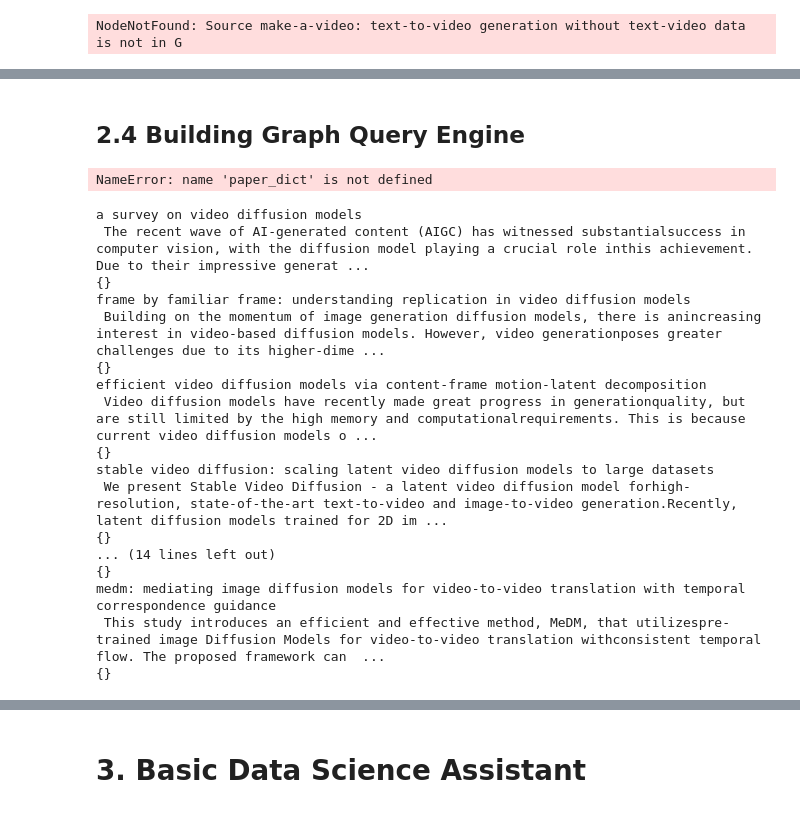
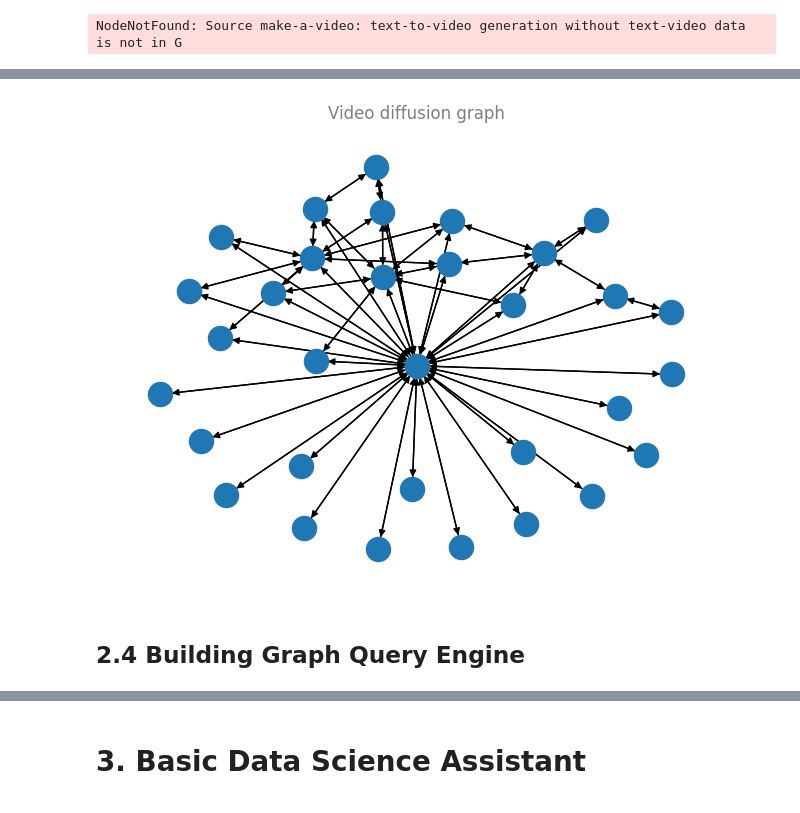
Before and after one commit to BachNgoH/AIO_Research_Assistant, a Jupyter notebook: notebooks/gemma_research_assistant.ipynb, the cells around one changed output, grey strips where cells are left out. Drawn from its saved outputs; the diff is of its cells as text; code cells hidden in the pictures.

Commit message:
Add graph visualization

```diff
--- a/notebooks/gemma_research_assistant.ipynb
+++ b/notebooks/gemma_research_assistant.ipynb
@@ -1025,0 +1000,8 @@ NodeNotFound: Source make-a-video: text-to-video generation without text-video d
+# %%
+results = paper_retriever.retrieve("Give me some paper about Video diffusion models")
+all_nodes = []
+for r in results:
+    title = r.text.split("\n")[0]
+    nodes = find_nodes_by_keyword(G, title)
+    if len(nodes) > 0:
+        all_nodes += nodes
@@ -1026,2 +1021,33 @@ NodeNotFound: Source make-a-video: text-to-video generation without text-video d
+# %%
+from matplotlib import pyplot as plt
+# Generate ego graphs
+ego_graphs = [nx.ego_graph(G, node, radius=1) for node in nodes]
+
+# Combine all ego graphs into one graph
+combined_ego_graph = nx.compose_all(ego_graphs)
+
+# Draw the combined ego graph
+plt.figure(figsize=(8, 6))
+# Define positions using a layout
+pos = nx.spring_layout(combined_ego_graph)
+
+# Draw nodes
+nx.draw_networkx_nodes(combined_ego_graph, pos)
+
+# Draw edges
+nx.draw_networkx_edges(combined_ego_graph, pos)
+
+# Draw node labels with transparency
+labels = {node: node for node in combined_ego_graph.nodes()}
+alpha_value = 0.0  # Set transparency for labels
+nx.draw_networkx_labels(combined_ego_graph, pos, labels, font_size=12, font_color='black', alpha=alpha_value)
+
+# Optionally add a title with transparency
+plt.title("Video diffusion graph", alpha=0.5)  # Set transparency for title text
+
+plt.axis('off')  # Hide axes
+plt.show()
+# %% [output]
+[figure, added]
 # %% [markdown]
 ## **2.4 Building Graph Query Engine**
@@ -1032,31 +1053,0 @@ paper_retriever = index.as_retriever(
-# %%
-paper_dict['make-a-video: text-to-video generation without text-video data']
-# %% [output]
-NameError: name 'paper_dict' is not defined
-# %%
-results = paper_retriever.retrieve("Give me some paper about Video diffusion models")
-nodes = []
-for r in results:
-    title = r.text.split("/n")[0]
-    print(title)
-    node = find_nodes_by_keyword(G, title)
-    print(node)
-    nodes.append(node)
-# %% [output]
-a survey on video diffusion models
- The recent wave of AI-generated content (AIGC) has witnessed substantialsuccess in computer vision, with the diffusion model playing a crucial role inthis achievement. Due to their impressive generat ...
-{}
-frame by familiar frame: understanding replication in video diffusion models
- Building on the momentum of image generation diffusion models, there is anincreasing interest in video-based diffusion models. However, video generationposes greater challenges due to its higher-dime ...
-{}
-efficient video diffusion models via content-frame motion-latent decomposition
- Video diffusion models have recently made great progress in generationquality, but are still limited by the high memory and computationalrequirements. This is because current video diffusion models o ...
-{}
-stable video diffusion: scaling latent video diffusion models to large datasets
- We present Stable Video Diffusion - a latent video diffusion model forhigh-resolution, state-of-the-art text-to-video and image-to-video generation.Recently, latent diffusion models trained for 2D im ...
-{}
-... (14 lines left out)
-{}
-medm: mediating image diffusion models for video-to-video translation with temporal correspondence guidance
- This study introduces an efficient and effective method, MeDM, that utilizespre-trained image Diffusion Models for video-to-video translation withconsistent temporal flow. The proposed framework can  ...
-{}
```
Also changed, not shown: parts of 19 cells of this notebook, 1 other file.
